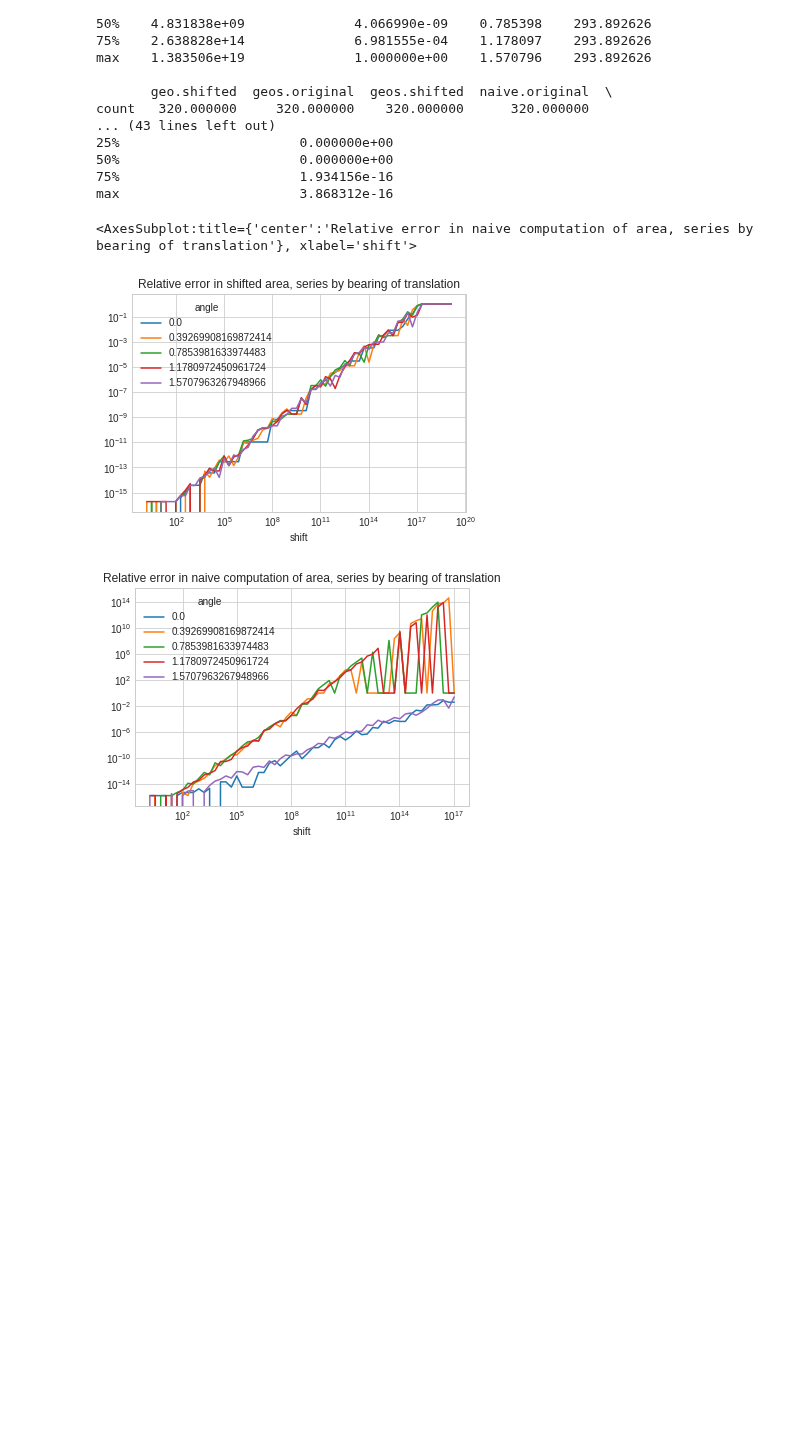
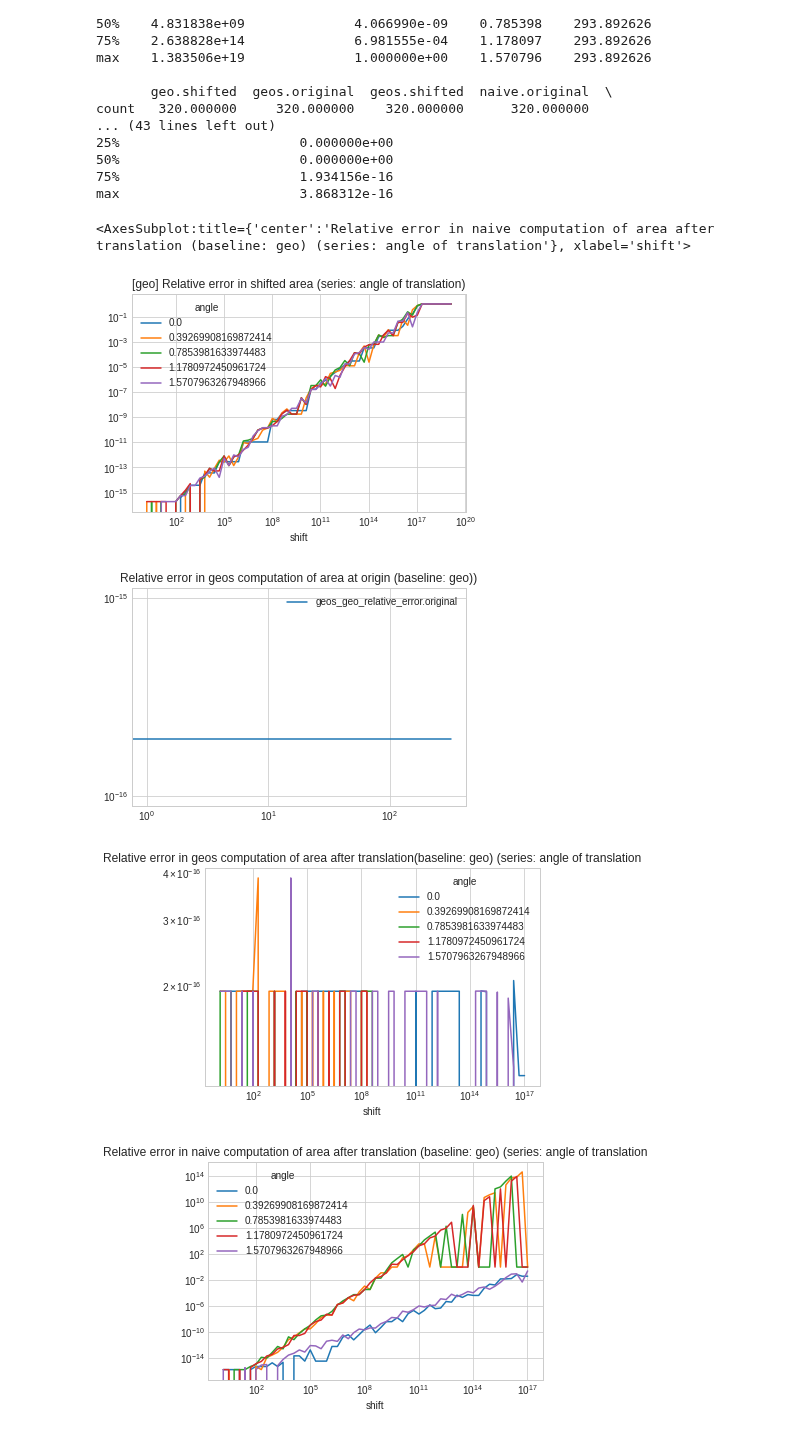
Before and after one commit to callpraths/explore-georust, a Jupyter notebook: analysis/area_numerical_stability/main.ipynb, the cells around one changed output. Drawn from its saved outputs; the diff is of its cells as text; code cells hidden in the pictures; blank space fills up the shorter version.

Commit message:
Compare geo vs geos area computation

```diff
--- a/analysis/area_numerical_stability/main.ipynb
+++ b/analysis/area_numerical_stability/main.ipynb
@@ -56,10 +57,28 @@ count   320.000000     320.000000    320.000000      320.000000
 75%                       1.934156e-16
 max                       3.868312e-16
 # %%
-series = df.pivot(index='shift', columns='angle', values=['geo_shift_relative_error', 'naive_geo_relative_error.shifted'])
-series.plot(y='geo_shift_relative_error', kind='line', logx=True, logy=True, title='Relative error in shifted area, series by bearing of translation')
-series.plot(y='naive_geo_relative_error.shifted', kind='line', logx=True, logy=True, title='Relative error in naive computation of area, series by bearing of translation')
+series = df.pivot(
+    index='shift',
+    columns='angle',
+    values=[
+        'geo_shift_relative_error',
+        'geos_geo_relative_error.original',
+        'geos_geo_relative_error.shifted',
+        'naive_geo_relative_error.shifted',
+    ])
+series.plot(y='geo_shift_relative_error', kind='line', logx=True, logy=True,
+            title='[geo] Relative error in shifted area (series: angle of translation)')
+
+df.plot(y='geos_geo_relative_error.original', kind='line', logx=True, logy=True,
+            title='Relative error in geos computation of area at origin (baseline: geo))')
+series.plot(y='geos_geo_relative_error.shifted', kind='line', logx=True, logy=True,
+            title='Relative error in geos computation of area after translation(baseline: geo) (series: angle of translation')
+
+series.plot(y='naive_geo_relative_error.shifted', kind='line', logx=True, logy=True,
+            title='Relative error in naive computation of area after translation (baseline: geo) (series: angle of translation')
 # %% [output]
-<AxesSubplot:title={'center':'Relative error in naive computation of area, series by bearing of translation'}, xlabel='shift'>
+<AxesSubplot:title={'center':'Relative error in naive computation of area after translation (baseline: geo) (series: angle of translation'}, xlabel='shift'>
-[figure, old version]
+[figure, new version]
-[figure, old version]
+[figure, new version]
+[figure, added]
+[figure, added]
```
Also changed, not shown: parts of 1 cell of this notebook.
